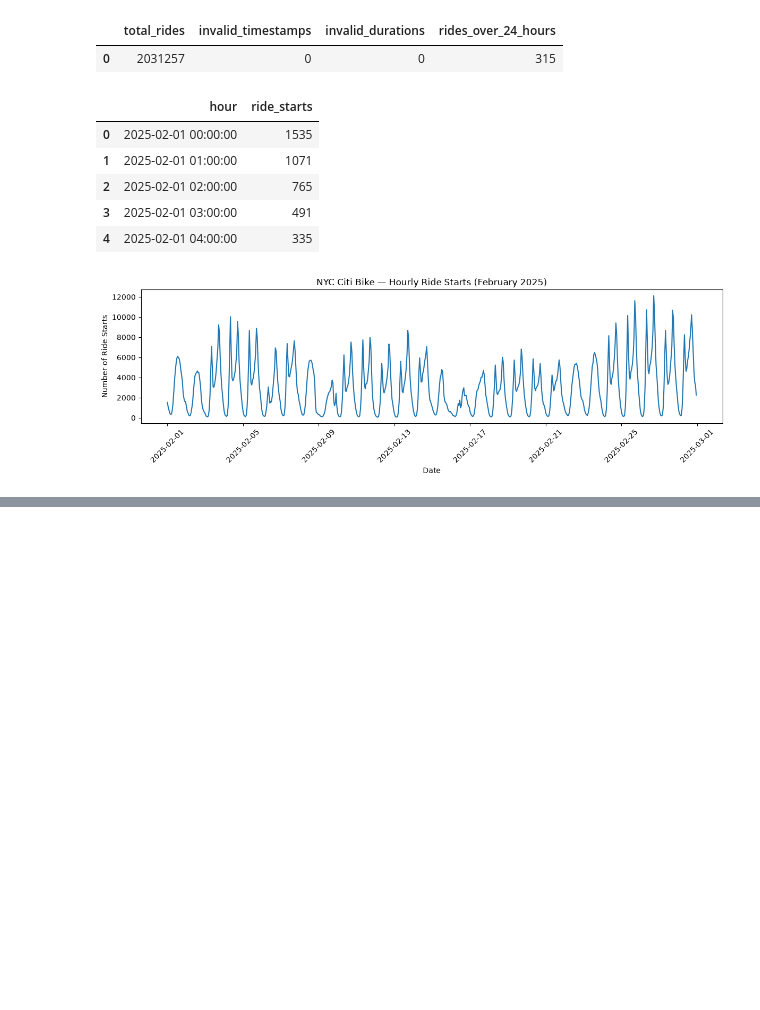
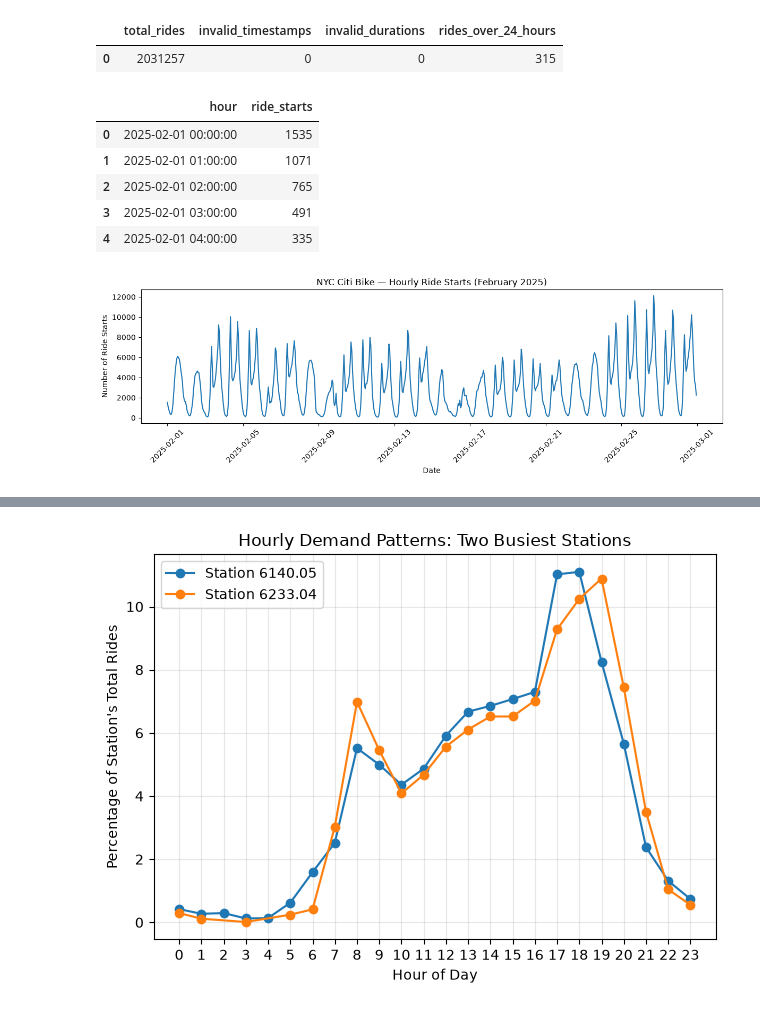
Before and after one commit to sanjeevani1193/CityPulse-AI, a Jupyter notebook: notebooks/01_data_exploration.ipynb, the cells around one changed output, grey strips where cells are left out. Cells and saved outputs as stored; diff of their text form; code cells hidden in the pictures; blank space fills up the shorter version.

```diff
--- a/notebooks/01_data_exploration.ipynb
+++ b/notebooks/01_data_exploration.ipynb
@@ -271,0 +373,14 @@ plt.show()
+# %%
+top_stations = con.execute("""
+    SELECT
+        start_station_id,
+        COUNT(*) AS total_rides
+    FROM read_csv(?, all_varchar=true)
+    WHERE start_station_id IS NOT NULL
+      AND TRIM(start_station_id) != ''
+    GROUP BY start_station_id
+    ORDER BY total_rides DESC
+    LIMIT 10
+""", [csv_pattern]).df()
+
+display(top_stations)
@@ -271,0 +399,45 @@ plt.show()
+# %%
+import matplotlib.pyplot as plt
+
+# Select the two busiest stations
+station_ids = top_stations["start_station_id"].head(2).tolist()
+
+# Count rides by station and hour of day
+station_hourly = con.execute("""
+    SELECT
+        start_station_id,
+        EXTRACT(HOUR FROM TRY_CAST(started_at AS TIMESTAMP))
+            AS hour_of_day,
+        COUNT(*) AS rides
+    FROM read_csv(?, all_varchar=true)
+    WHERE start_station_id IN (?, ?)
+    GROUP BY 1, 2
+    ORDER BY 1, 2
+""", [csv_pattern, *station_ids]).df()
+
+# Calculate the percentage of each station's rides
+# occurring during each hour
+station_hourly["share_pct"] = (
+    station_hourly.groupby("start_station_id")["rides"]
+    .transform(lambda x: x / x.sum() * 100)
+)
+
+# Compare hourly patterns
+for station_id, group in station_hourly.groupby("start_station_id"):
+    plt.plot(
+        group["hour_of_day"],
+        group["share_pct"],
+        marker="o",
+        label=f"Station {station_id}"
+    )
+
+plt.title("Hourly Demand Patterns: Two Busiest Stations")
+plt.xlabel("Hour of Day")
+plt.ylabel("Percentage of Station's Total Rides")
+plt.xticks(range(24))
+plt.legend()
+plt.grid(alpha=0.3)
+plt.tight_layout()
+plt.show()
+# %% [output]
+[figure, added]
```
Also changed, not shown: parts of 7 cells of this notebook.
